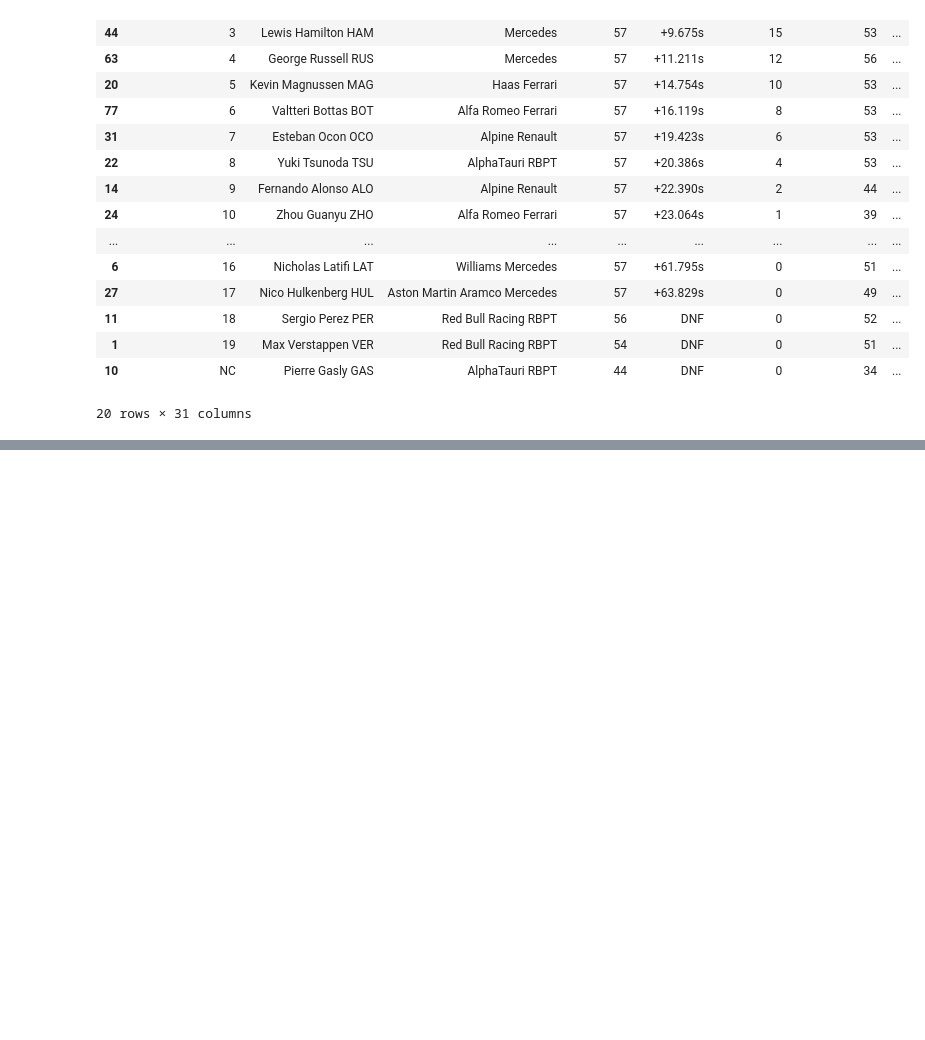
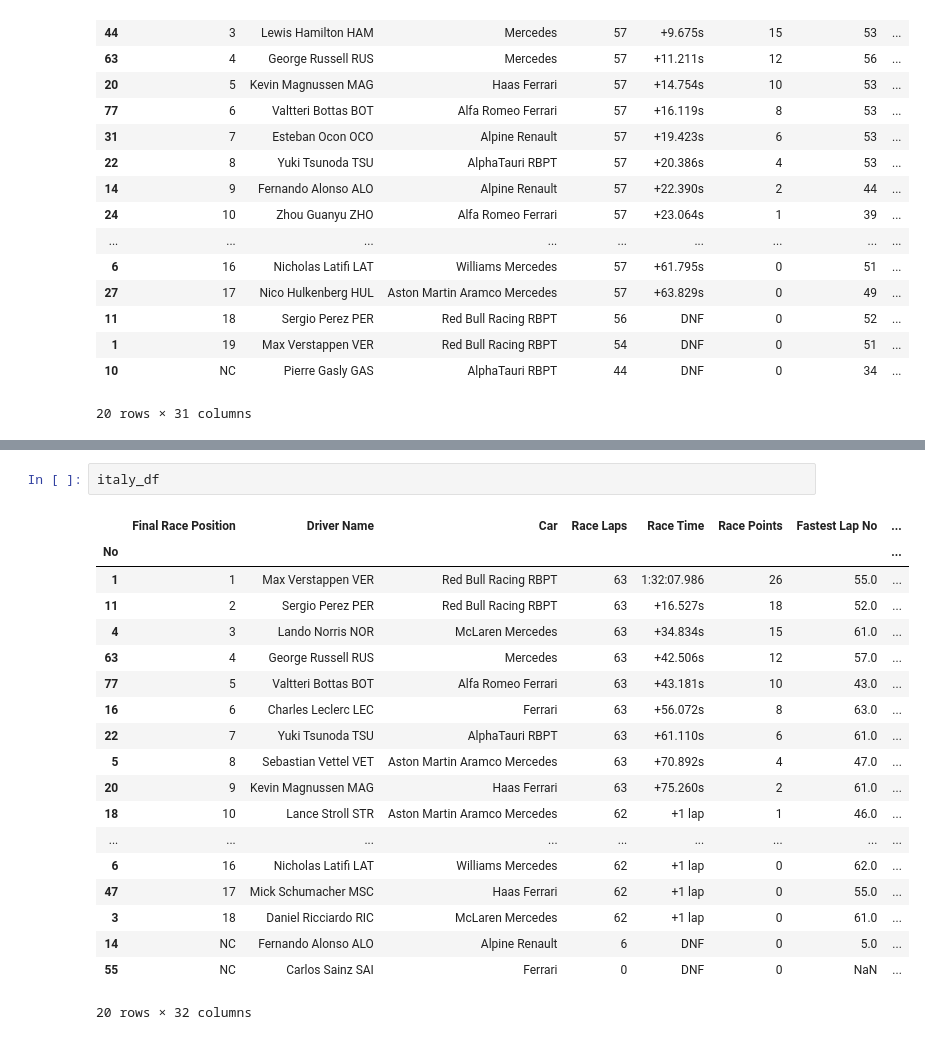
Before and after one commit to Spakicey/2022-Formula1-Analysis, a Jupyter notebook: F1-Cleaning.ipynb, the cells around one changed output, grey strips where cells are left out. Saved outputs shown, nothing was run; the diff lists cells and outputs as text; blank space fills up the shorter version.

Commit message:
Update file with sprint race logic

```diff
--- a/F1-Cleaning.ipynb
+++ b/F1-Cleaning.ipynb
@@ -266,0 +342,22 @@ bahrain_df
+# %%
+italy_df
+# %% [output]
+|  | Final Race Position | Driver Name | Car | Race Laps | Race Time | Race Points | Fastest Lap No | ... |
+| No |  |  |  |  |  |  |  | ... |
+| 1 | 1 | Max Verstappen VER | Red Bull Racing RBPT | 63 | 1:32:07.986 | 26 | 55.0 | ... |
+| 11 | 2 | Sergio Perez PER | Red Bull Racing RBPT | 63 | +16.527s | 18 | 52.0 | ... |
+| 4 | 3 | Lando Norris NOR | McLaren Mercedes | 63 | +34.834s | 15 | 61.0 | ... |
+| 63 | 4 | George Russell RUS | Mercedes | 63 | +42.506s | 12 | 57.0 | ... |
+| 77 | 5 | Valtteri Bottas BOT | Alfa Romeo Ferrari | 63 | +43.181s | 10 | 43.0 | ... |
+| 16 | 6 | Charles Leclerc LEC | Ferrari | 63 | +56.072s | 8 | 63.0 | ... |
+| 22 | 7 | Yuki Tsunoda TSU | AlphaTauri RBPT | 63 | +61.110s | 6 | 61.0 | ... |
+| 5 | 8 | Sebastian Vettel VET | Aston Martin Aramco Mercedes | 63 | +70.892s | 4 | 47.0 | ... |
+| 20 | 9 | Kevin Magnussen MAG | Haas Ferrari | 63 | +75.260s | 2 | 61.0 | ... |
+| 18 | 10 | Lance Stroll STR | Aston Martin Aramco Mercedes | 62 | +1 lap | 1 | 46.0 | ... |
+| ... | ... | ... | ... | ... | ... | ... | ... | ... |
+| 6 | 16 | Nicholas Latifi LAT | Williams Mercedes | 62 | +1 lap | 0 | 62.0 | ... |
+| 47 | 17 | Mick Schumacher MSC | Haas Ferrari | 62 | +1 lap | 0 | 55.0 | ... |
+| 3 | 18 | Daniel Ricciardo RIC | McLaren Mercedes | 62 | +1 lap | 0 | 61.0 | ... |
+| 14 | NC | Fernando Alonso ALO | Alpine Renault | 6 | DNF | 0 | 5.0 | ... |
+| 55 | NC | Carlos Sainz SAI | Ferrari | 0 | DNF | 0 | NaN | ... |
+20 rows × 32 columns
```
Also changed, not shown: parts of 2 cells of this notebook.
